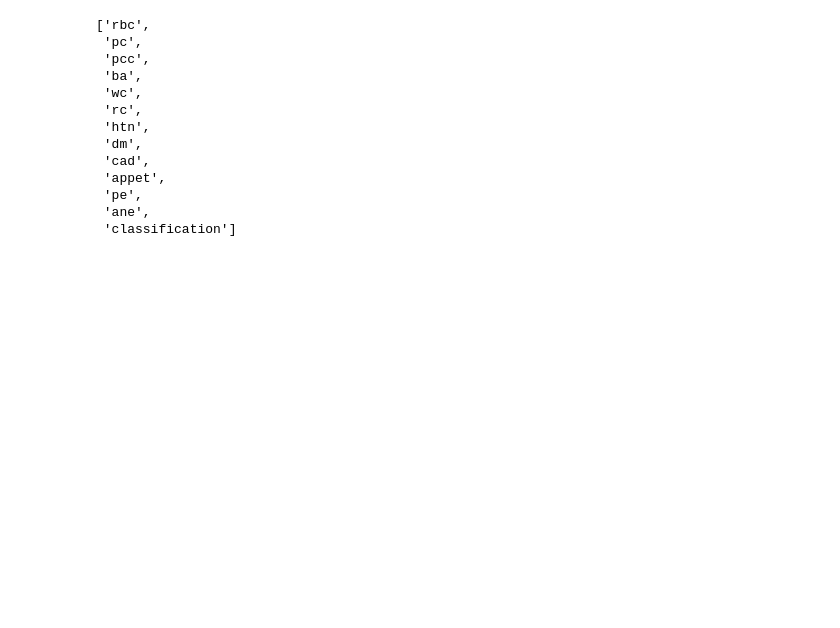
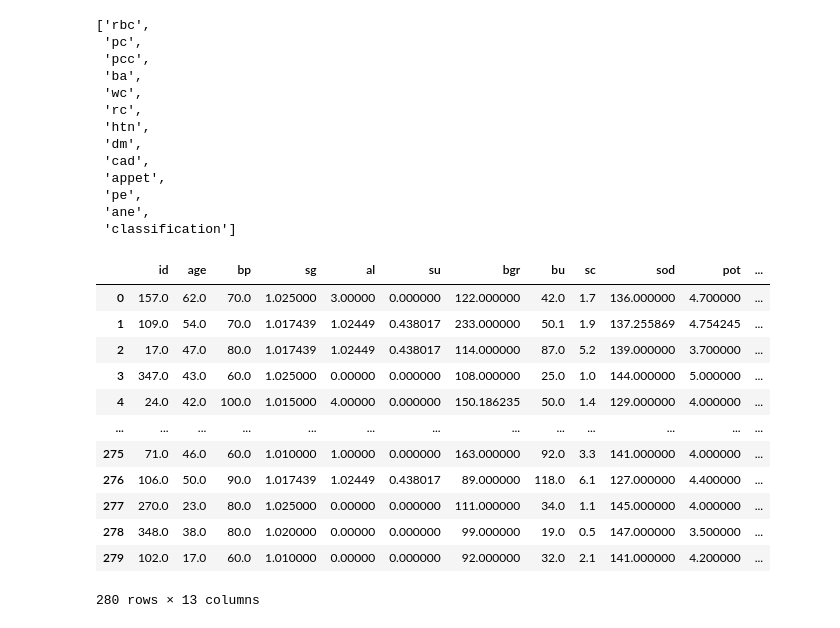
Before and after one commit to pavithra-rajuvenkat/5.Data_Science, a Jupyter notebook: 1.Univariate_Analysis/3.Data Preprocessing/CKD_Data_Preprocessing.ipynb, the cells around one changed output. Cells and saved outputs as stored; diff of their text form; code cells hidden in the pictures; blank space fills up the shorter version.

```diff
--- a/1.Univariate_Analysis/3.Data Preprocessing/CKD_Data_Preprocessing.ipynb
+++ b/1.Univariate_Analysis/3.Data Preprocessing/CKD_Data_Preprocessing.ipynb
@@ -120,3 +132,25 @@ qual
  'pe',
  'ane',
  'classification']
+# %%
+from sklearn.impute import SimpleImputer
+imp=SimpleImputer(missing_values=np.nan,strategy='mean')
+imp.fit(dataset[quan])
+df=imp.transform(dataset[quan])
+df=pd.DataFrame(df,columns=quan)
+# %%
+df
+# %% [output]
+|  | id | age | bp | sg | al | su | bgr | bu | sc | sod | pot | ... |
+| 0 | 157.0 | 62.0 | 70.0 | 1.025000 | 3.00000 | 0.000000 | 122.000000 | 42.0 | 1.7 | 136.000000 | 4.700000 | ... |
+| 1 | 109.0 | 54.0 | 70.0 | 1.017439 | 1.02449 | 0.438017 | 233.000000 | 50.1 | 1.9 | 137.255869 | 4.754245 | ... |
+| 2 | 17.0 | 47.0 | 80.0 | 1.017439 | 1.02449 | 0.438017 | 114.000000 | 87.0 | 5.2 | 139.000000 | 3.700000 | ... |
+| 3 | 347.0 | 43.0 | 60.0 | 1.025000 | 0.00000 | 0.000000 | 108.000000 | 25.0 | 1.0 | 144.000000 | 5.000000 | ... |
+| 4 | 24.0 | 42.0 | 100.0 | 1.015000 | 4.00000 | 0.000000 | 150.186235 | 50.0 | 1.4 | 129.000000 | 4.000000 | ... |
+| ... | ... | ... | ... | ... | ... | ... | ... | ... | ... | ... | ... | ... |
+| 275 | 71.0 | 46.0 | 60.0 | 1.010000 | 1.00000 | 0.000000 | 163.000000 | 92.0 | 3.3 | 141.000000 | 4.000000 | ... |
+| 276 | 106.0 | 50.0 | 90.0 | 1.017439 | 1.02449 | 0.438017 | 89.000000 | 118.0 | 6.1 | 127.000000 | 4.400000 | ... |
+| 277 | 270.0 | 23.0 | 80.0 | 1.025000 | 0.00000 | 0.000000 | 111.000000 | 34.0 | 1.1 | 145.000000 | 4.000000 | ... |
+| 278 | 348.0 | 38.0 | 80.0 | 1.020000 | 0.00000 | 0.000000 | 99.000000 | 19.0 | 0.5 | 147.000000 | 3.500000 | ... |
+| 279 | 102.0 | 17.0 | 60.0 | 1.010000 | 0.00000 | 0.000000 | 92.000000 | 32.0 | 2.1 | 141.000000 | 4.200000 | ... |
+280 rows × 13 columns
```
Also changed, not shown: parts of 16 cells of this notebook.
